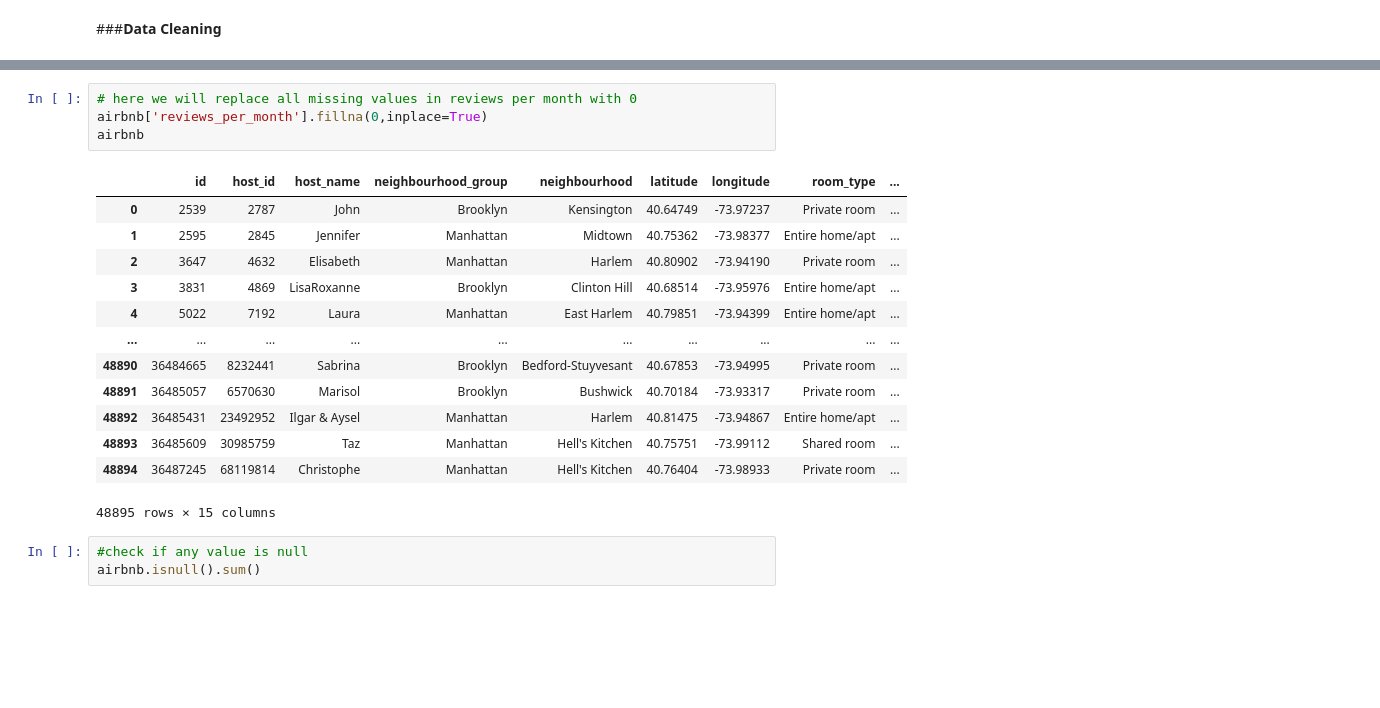
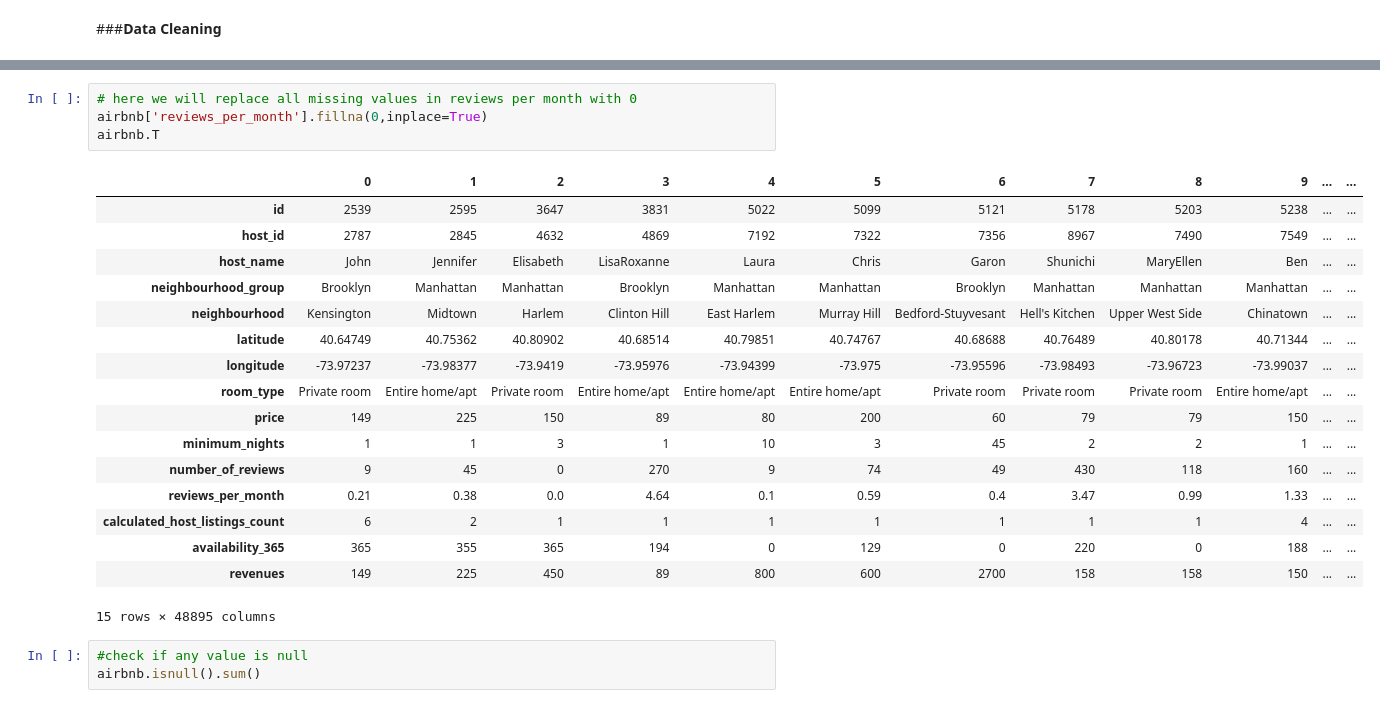
Before and after one commit to baradmukta/Airbnb-Booking-Analysis, a Jupyter notebook: eda_capstone_project_final.ipynb, the cells around one changed output, grey strips where cells are left out. Drawn from its saved outputs; the diff is of its cells as text; blank space fills up the shorter version.

```diff
--- a/eda_capstone_project_final.ipynb
+++ b/eda_capstone_project_final.ipynb
@@ -294,21 +273,25 @@ airbnb.head()
 # %%
 # here we will replace all missing values in reviews per month with 0
 airbnb['reviews_per_month'].fillna(0,inplace=True)
-airbnb
+airbnb.T
 # %% [output]
-|  | id | host_id | host_name | neighbourhood_group | neighbourhood | latitude | longitude | room_type | ... |
-| 0 | 2539 | 2787 | John | Brooklyn | Kensington | 40.64749 | -73.97237 | Private room | ... |
-| 1 | 2595 | 2845 | Jennifer | Manhattan | Midtown | 40.75362 | -73.98377 | Entire home/apt | ... |
-| 2 | 3647 | 4632 | Elisabeth | Manhattan | Harlem | 40.80902 | -73.94190 | Private room | ... |
-| 3 | 3831 | 4869 | LisaRoxanne | Brooklyn | Clinton Hill | 40.68514 | -73.95976 | Entire home/apt | ... |
-| 4 | 5022 | 7192 | Laura | Manhattan | East Harlem | 40.79851 | -73.94399 | Entire home/apt | ... |
-| ... | ... | ... | ... | ... | ... | ... | ... | ... | ... |
-| 48890 | 36484665 | 8232441 | Sabrina | Brooklyn | Bedford-Stuyvesant | 40.67853 | -73.94995 | Private room | ... |
-| 48891 | 36485057 | 6570630 | Marisol | Brooklyn | Bushwick | 40.70184 | -73.93317 | Private room | ... |
-| 48892 | 36485431 | 23492952 | Ilgar & Aysel | Manhattan | Harlem | 40.81475 | -73.94867 | Entire home/apt | ... |
-| 48893 | 36485609 | 30985759 | Taz | Manhattan | Hell's Kitchen | 40.75751 | -73.99112 | Shared room | ... |
-| 48894 | 36487245 | 68119814 | Christophe | Manhattan | Hell's Kitchen | 40.76404 | -73.98933 | Private room | ... |
+|  | 0 | 1 | 2 | 3 | 4 | 5 | 6 | 7 | 8 | 9 | ... | ... |
+| id | 2539 | 2595 | 3647 | 3831 | 5022 | 5099 | 5121 | 5178 | 5203 | 5238 | ... | ... |
+| host_id | 2787 | 2845 | 4632 | 4869 | 7192 | 7322 | 7356 | 8967 | 7490 | 7549 | ... | ... |
+| host_name | John | Jennifer | Elisabeth | LisaRoxanne | Laura | Chris | Garon | Shunichi | MaryEllen | Ben | ... | ... |
+| neighbourhood_group | Brooklyn | Manhattan | Manhattan | Brooklyn | Manhattan | Manhattan | Brooklyn | Manhattan | Manhattan | Manhattan | ... | ... |
+| neighbourhood | Kensington | Midtown | Harlem | Clinton Hill | East Harlem | Murray Hill | Bedford-Stuyvesant | Hell's Kitchen | Upper West Side | Chinatown | ... | ... |
+| latitude | 40.64749 | 40.75362 | 40.80902 | 40.68514 | 40.79851 | 40.74767 | 40.68688 | 40.76489 | 40.80178 | 40.71344 | ... | ... |
+| longitude | -73.97237 | -73.98377 | -73.9419 | -73.95976 | -73.94399 | -73.975 | -73.95596 | -73.98493 | -73.96723 | -73.99037 | ... | ... |
+| room_type | Private room | Entire home/apt | Private room | Entire home/apt | Entire home/apt | Entire home/apt | Private room | Private room | Private room | Entire home/apt | ... | ... |
+| price | 149 | 225 | 150 | 89 | 80 | 200 | 60 | 79 | 79 | 150 | ... | ... |
+| minimum_nights | 1 | 1 | 3 | 1 | 10 | 3 | 45 | 2 | 2 | 1 | ... | ... |
+| number_of_reviews | 9 | 45 | 0 | 270 | 9 | 74 | 49 | 430 | 118 | 160 | ... | ... |
+| reviews_per_month | 0.21 | 0.38 | 0.0 | 4.64 | 0.1 | 0.59 | 0.4 | 3.47 | 0.99 | 1.33 | ... | ... |
+| calculated_host_listings_count | 6 | 2 | 1 | 1 | 1 | 1 | 1 | 1 | 1 | 4 | ... | ... |
+| availability_365 | 365 | 355 | 365 | 194 | 0 | 129 | 0 | 220 | 0 | 188 | ... | ... |
+| revenues | 149 | 225 | 450 | 89 | 800 | 600 | 2700 | 158 | 158 | 150 | ... | ... |
-48895 rows × 15 columns
+15 rows × 48895 columns
 # %%
 #check if any value is null
 airbnb.isnull().sum()
```
Also changed, not shown: parts of 42 cells of this notebook.
